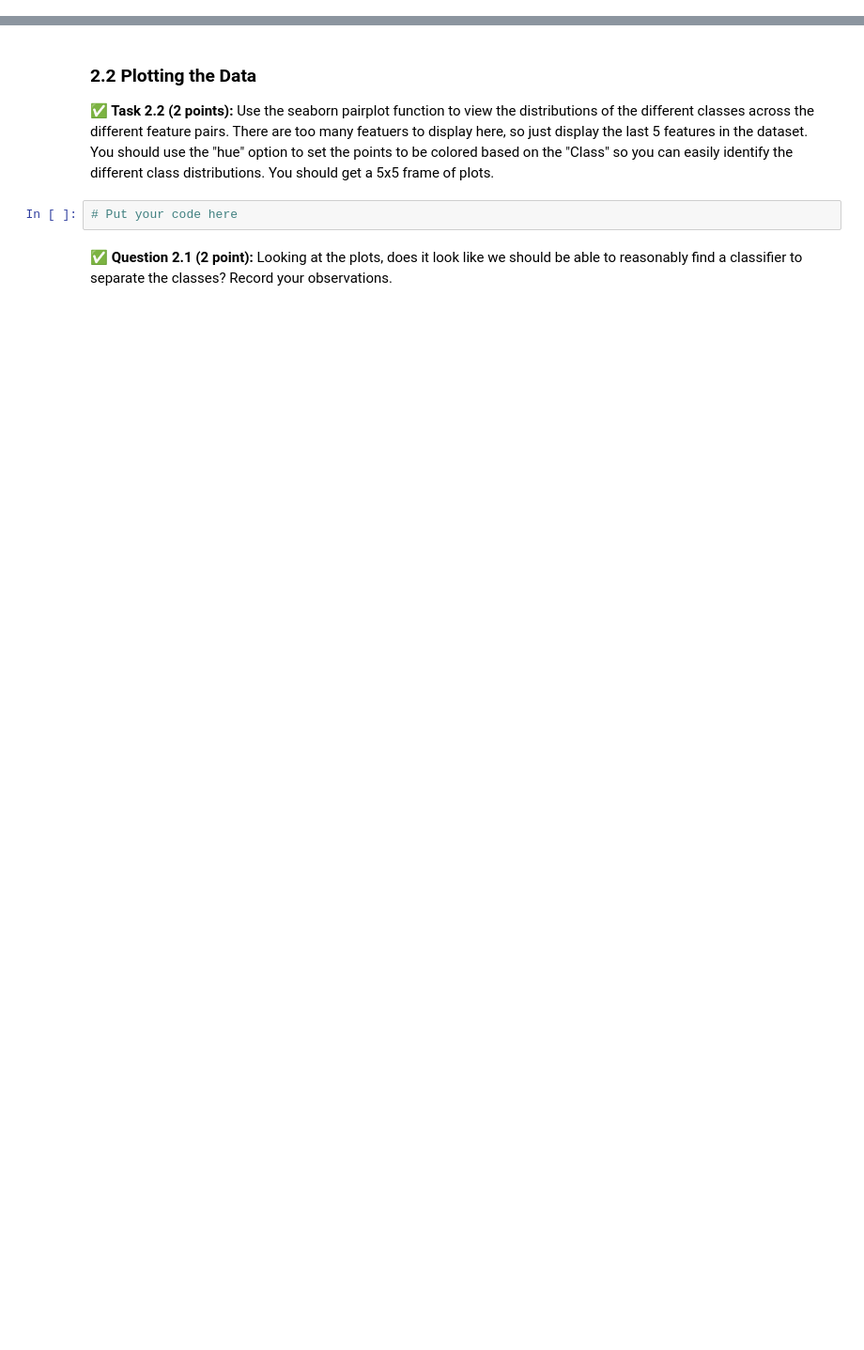
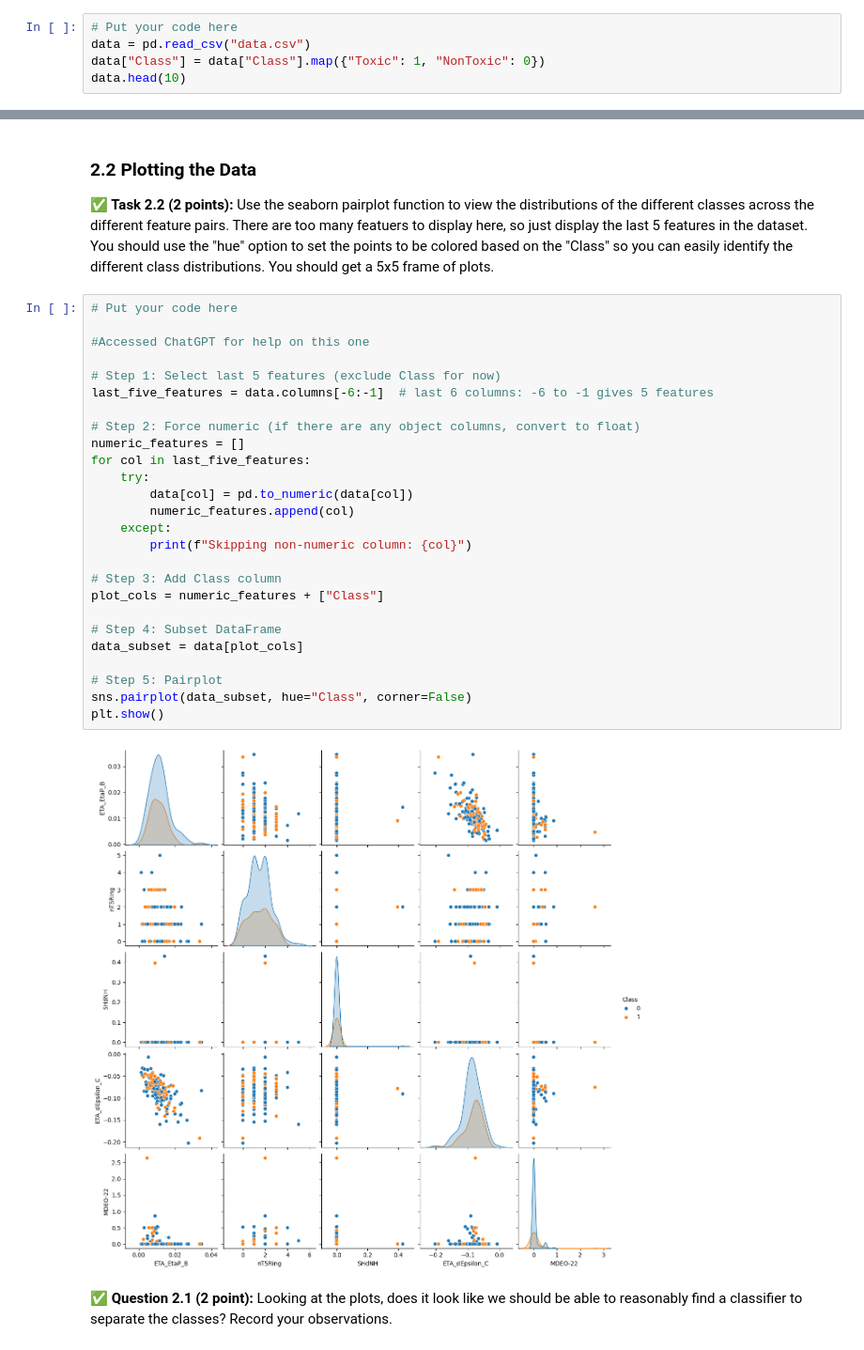
Before and after one commit to ryanc2525/CMSE202-f25-turnin, a Jupyter notebook: hw-04/HW-04_PerceptronSVMandPCA-RyanCampbell.ipynb, the cells around one changed output, grey strips where cells are left out. Shown at 94% size. Saved outputs shown, nothing was run; the diff lists cells and outputs as text; blank space fills up the shorter version.

```diff
--- a/hw-04/HW-04_PerceptronSVMandPCA-RyanCampbell.ipynb
+++ b/hw-04/HW-04_PerceptronSVMandPCA-RyanCampbell.ipynb
@@ -88,0 +91,5 @@ Once you've loaded in the data, **display the head of the DataFrame to make sure
+# %%
+# Put your code here
+data = pd.read_csv("data.csv")
+data["Class"] = data["Class"].map({"Toxic": 1, "NonToxic": 0})
+data.head(10)
@@ -90,7 +110,33 @@ Once you've loaded in the data, **display the head of the DataFrame to make sure
 ### 2.2 Plotting the Data
 
 **&#9989; Task 2.2 (2 points):** Use the seaborn pairplot function to view the distributions of the different classes across the different feature pairs. There are too many featuers to display here, so just display the last 5 features in the dataset. You should use the "hue" option to set the points to be colored based on the "Class" so you can easily identify the different class distributions. You should get a 5x5 frame of plots.
-# %%
-# Put your code here
+# %%
+# Put your code here
+
+#Accessed ChatGPT for help on this one
+
+# Step 1: Select last 5 features (exclude Class for now)
+last_five_features = data.columns[-6:-1]  # last 6 columns: -6 to -1 gives 5 features
+
+# Step 2: Force numeric (if there are any object columns, convert to float)
+numeric_features = []
+for col in last_five_features:
+    try:
+        data[col] = pd.to_numeric(data[col])
+        numeric_features.append(col)
+    except:
+        print(f"Skipping non-numeric column: {col}")
+
+# Step 3: Add Class column
+plot_cols = numeric_features + ["Class"]
+
+# Step 4: Subset DataFrame
+data_subset = data[plot_cols]
+
+# Step 5: Pairplot
+sns.pairplot(data_subset, hue="Class", corner=False)
+plt.show()
+# %% [output]
+[figure, added]
 # %% [markdown]
 &#9989; **Question 2.1 (2 point):** Looking at the plots, does it look like we should be able to reasonably find a classifier to separate the classes? Record your observations.
```
Also changed, not shown: parts of 14 cells of this notebook.
